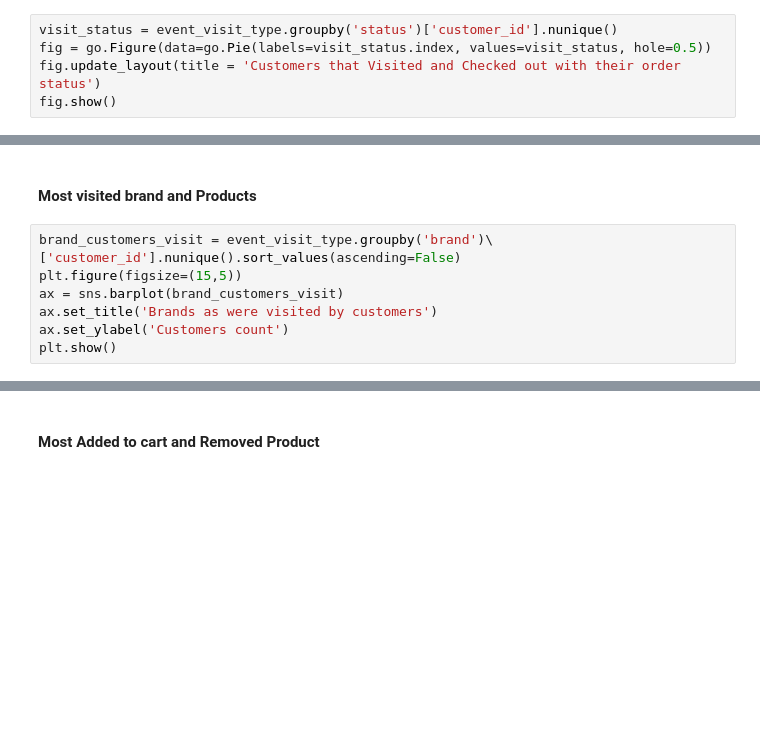
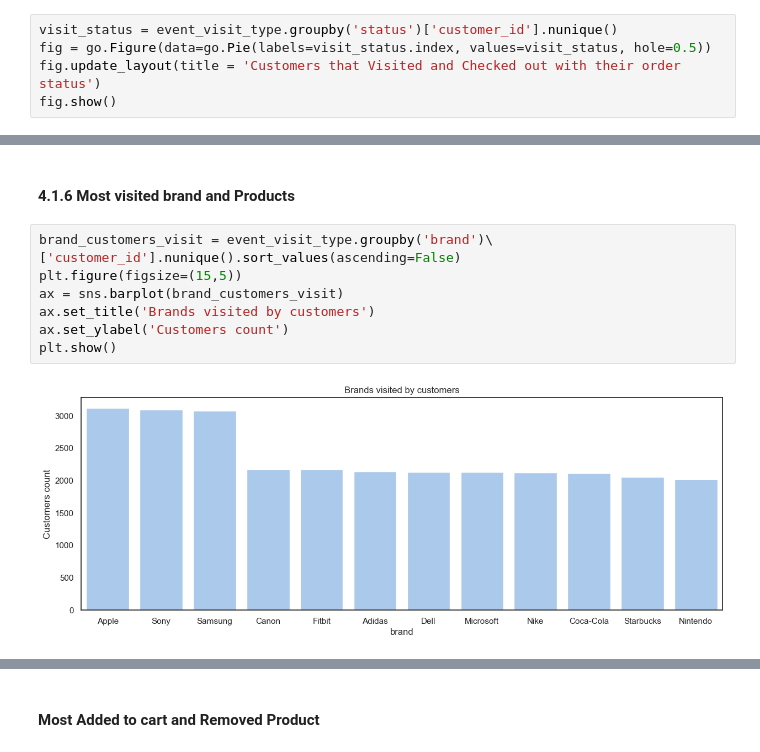
Before and after one commit to imabiodun/customer_data, a Jupyter notebook: customer_eda.ipynb, the cells around one changed output, grey strips where cells are left out. Saved outputs shown, nothing was run; the diff lists cells and outputs as text; blank space fills up the shorter version.

```diff
--- a/customer_eda.ipynb
+++ b/customer_eda.ipynb
@@ -319,11 +586,13 @@ product_visit.reset_index(name='most visited product')
 # %% [markdown]
-#### Most visited brand and Products
+#### 4.1.6 Most visited brand and Products
 # %%
 brand_customers_visit = event_visit_type.groupby('brand')\
 ['customer_id'].nunique().sort_values(ascending=False)
 plt.figure(figsize=(15,5))
 ax = sns.barplot(brand_customers_visit)
-ax.set_title('Brands as were visited by customers')
+ax.set_title('Brands visited by customers')
 ax.set_ylabel('Customers count')
 plt.show()
+# %% [output]
+[figure, added]
 # %%
```
Also changed, not shown: parts of 139 cells of this notebook.
